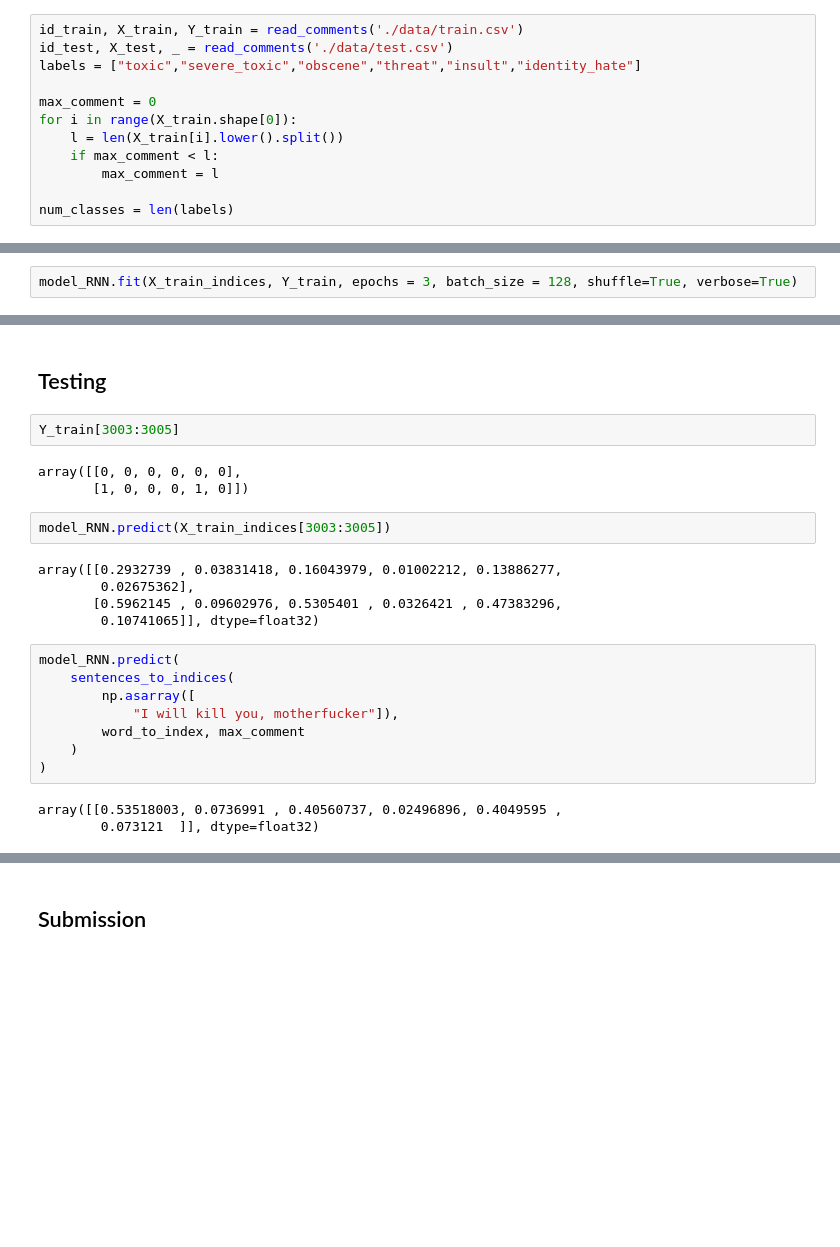
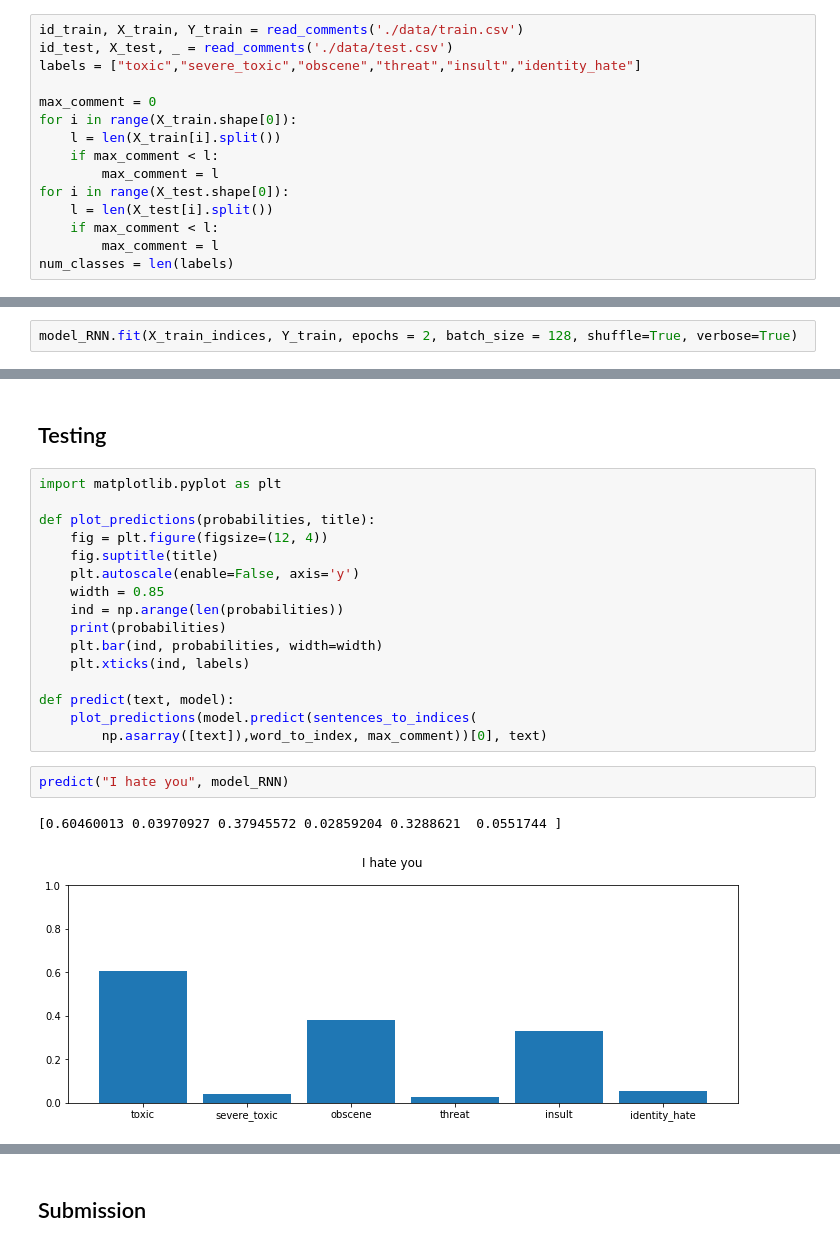
Before and after one commit to mazhurin/toxic, a Jupyter notebook: ToxicComments.ipynb, the cells around one changed output, grey strips where cells are left out. Saved outputs shown, nothing was run; the diff lists cells and outputs as text; blank space fills up the shorter version.

```diff
--- a/ToxicComments.ipynb
+++ b/ToxicComments.ipynb
@@ -57,10 +58,13 @@ labels = ["toxic","severe_toxic","obscene","threat","insult","identity_hate"]
 
 max_comment = 0
 for i in range(X_train.shape[0]):
-    l = len(X_train[i].lower().split())
+    l = len(X_train[i].split())
     if max_comment < l:
         max_comment = l
-
+for i in range(X_test.shape[0]):
+    l = len(X_test[i].split())
+    if max_comment < l:
+        max_comment = l
 num_classes = len(labels)
 # %% [markdown]
 ## Split Data
@@ -346,6 +349,6 @@ _________________________________________________________________
 # %%
 model_RNN.compile(loss='binary_crossentropy', optimizer='adam', metrics=['accuracy'])
 # %%
-model_RNN.fit(X_train_indices, Y_train, epochs = 3, batch_size = 128, shuffle=True, verbose=True)
+model_RNN.fit(X_train_indices, Y_train, epochs = 2, batch_size = 128, shuffle=True, verbose=True)
 # %% [output]
 Epoch 1/3
@@ -352,26 +359,24 @@ Epoch 1/3
 KeyboardInterrupt:
 # %% [markdown]
 ## Testing
-# %%
-Y_train[3003:3005]
-# %% [output]
-array([[0, 0, 0, 0, 0, 0],
-       [1, 0, 0, 0, 1, 0]])
-# %%
-model_RNN.predict(X_train_indices[3003:3005])
-# %% [output]
-array([[0.2932739 , 0.03831418, 0.16043979, 0.01002212, 0.13886277,
-        0.02675362],
-       [0.5962145 , 0.09602976, 0.5305401 , 0.0326421 , 0.47383296,
-        0.10741065]], dtype=float32)
-# %%
-model_RNN.predict(
-    sentences_to_indices(
-        np.asarray([
-            "I will kill you, motherfucker"]),
-        word_to_index, max_comment
-    )
-)
-# %% [output]
-array([[0.53518003, 0.0736991 , 0.40560737, 0.02496896, 0.4049595 ,
-        0.073121  ]], dtype=float32)
+# %%
+import matplotlib.pyplot as plt
+
+def plot_predictions(probabilities, title):
+    fig = plt.figure(figsize=(12, 4))
+    fig.suptitle(title)
+    plt.autoscale(enable=False, axis='y')
+    width = 0.85
+    ind = np.arange(len(probabilities))
+    print(probabilities)
+    plt.bar(ind, probabilities, width=width)
+    plt.xticks(ind, labels)
+
+def predict(text, model):
+    plot_predictions(model.predict(sentences_to_indices(
+        np.asarray([text]),word_to_index, max_comment))[0], text)
+# %%
+predict("I hate you", model_RNN)
+# %% [output]
+[0.60460013 0.03970927 0.37945572 0.02859204 0.3288621  0.0551744 ]
+[figure, added]
```
Also changed, not shown: parts of 11 cells of this notebook.
